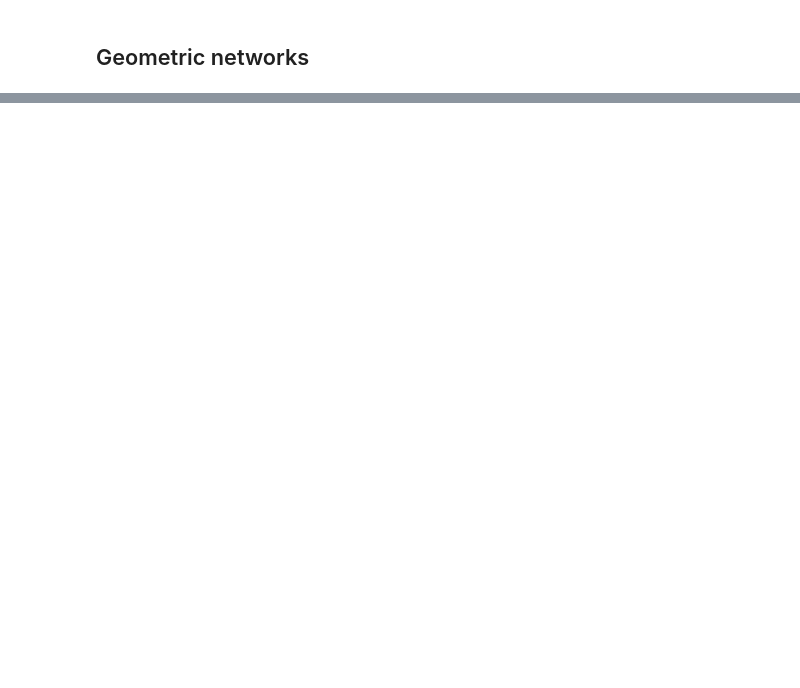
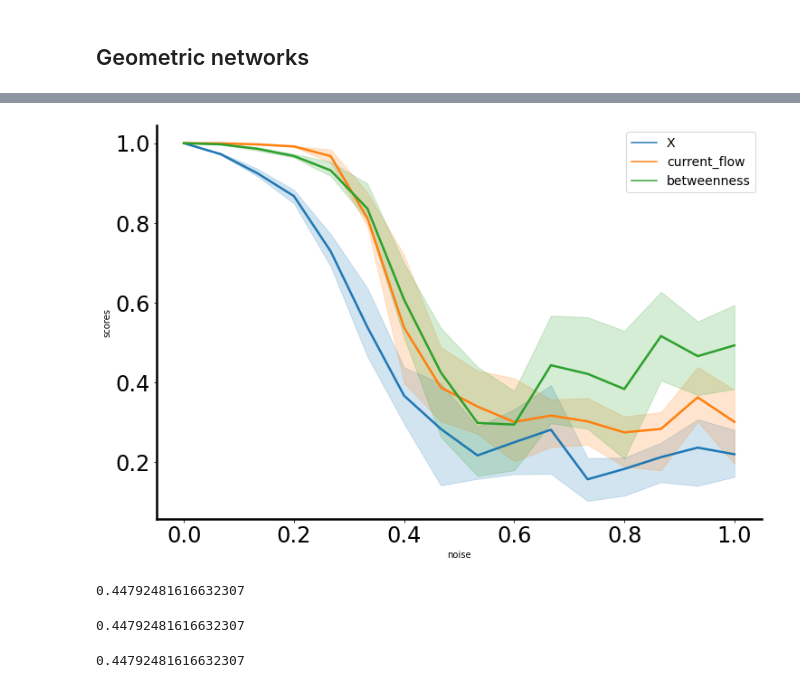
Before and after one commit to ClusterDuck123/ringity, a Jupyter notebook: doc/notebooks/paper_figures/exploring_different_metric_structures.ipynb, the cells around one changed output, grey strips where cells are left out. Cells and saved outputs as stored; diff of their text form; code cells hidden in the pictures; blank space fills up the shorter version.

```diff
--- a/doc/notebooks/paper_figures/exploring_different_metric_structures.ipynb
+++ b/doc/notebooks/paper_figures/exploring_different_metric_structures.ipynb
@@ -11,0 +68,11 @@ import ringity.generators.geometric_networks as rgeom
+# %%
+to_concatinate = []
+for metric, data in data_dict.items():
+    for noise, pdgms in data.items():
+        scores = [pdgm.ring_score() for pdgm in pdgms]
+        df_metric_chunk = pd.DataFrame({'scores' : scores,
+                                        'metric' : metric,
+                                        'noise' : noise})
+        to_concatinate.append(df_metric_chunk)
+
+data_df = pd.concat(to_concatinate, ignore_index = True)
@@ -11,0 +98,31 @@ import ringity.generators.geometric_networks as rgeom
+# %%
+fig, ax = plt.subplots(figsize = (12,8))
+
+plot_data = data_df[data_df.metric.isin({'X', 'current_flow', 'betweenness'})]
+# plot_data = data_df
+
+ax = sns.lineplot(data = plot_data,
+                  x = 'noise',
+                  y = 'scores',
+                  hue = 'metric',
+                  linewidth = 2.5,
+                  errorbar = ('pi', 50),
+                  ax = ax)
+
+rng.plotting.styling.ax_setup(ax)
+
+leg = ax.legend(fontsize = 14)
+# %% [output]
+[figure, added]
+# %%
+pdgm.ring_score(flavour='linear')
+# %% [output]
+0.44792481616632307
+# %%
+pdgm.ring_score(flavour='gap')
+# %% [output]
+0.44792481616632307
+# %%
+1 - pdgm.psequence(normalisation = 'signal')[1]
+# %% [output]
+0.44792481616632307
```
Also changed, not shown: parts of 23 cells of this notebook, 16 other files.
